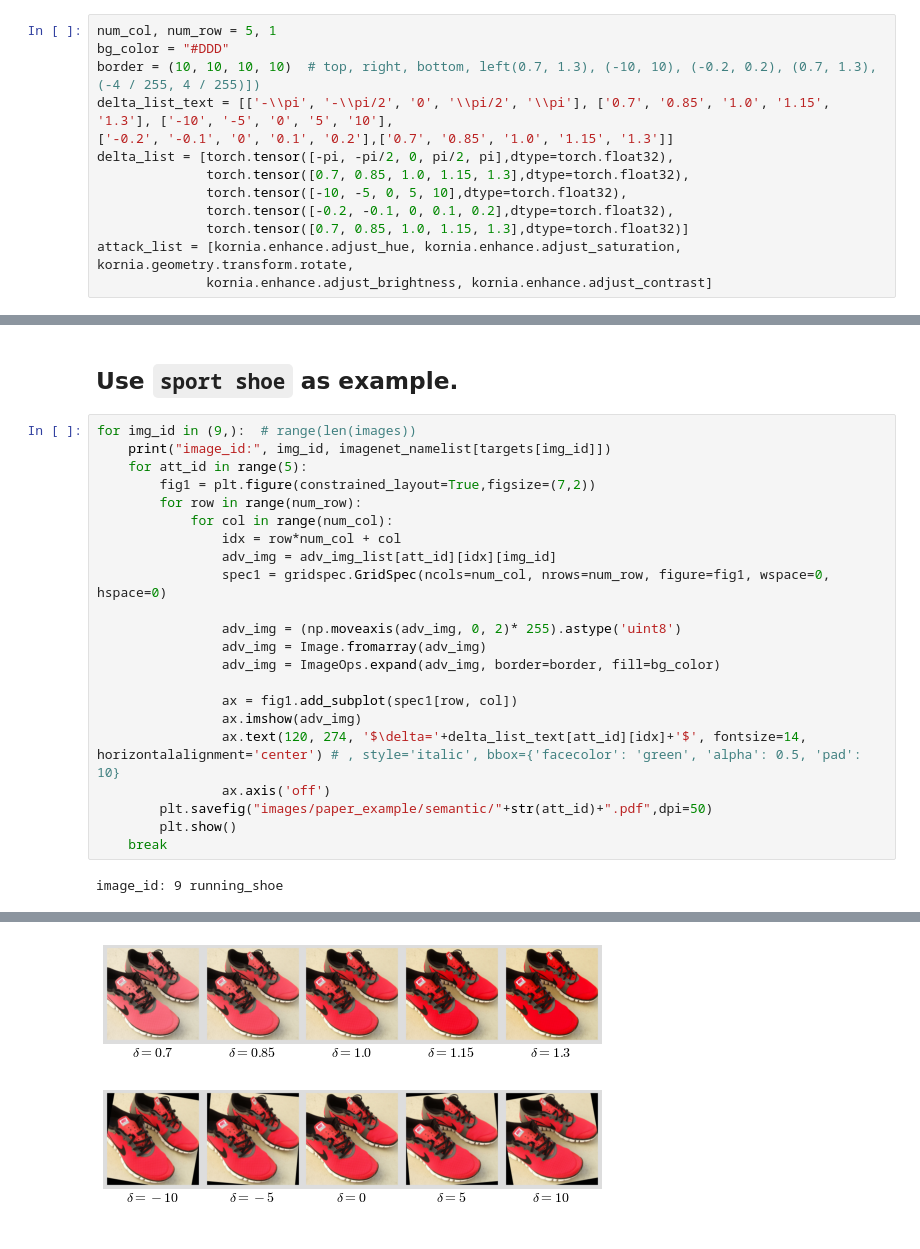
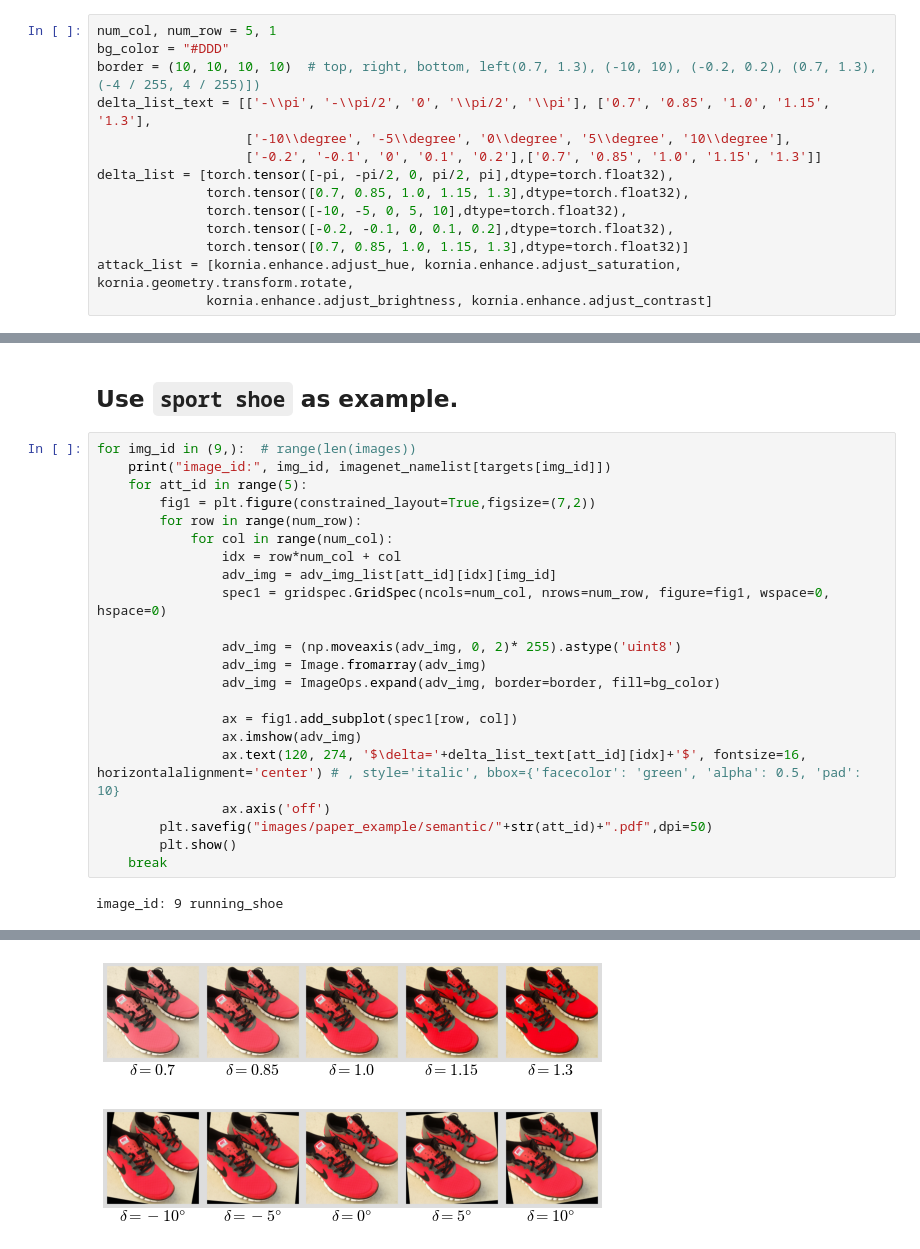
Before and after one commit to twweeb/composite-adv, a Jupyter notebook: semantic_examples.ipynb, the cells around one changed output, grey strips where cells are left out. Saved outputs shown, nothing was run; the diff lists cells and outputs as text.

```diff
--- a/semantic_examples.ipynb
+++ b/semantic_examples.ipynb
@@ -28,8 +28,9 @@ myfont = fm.FontProperties(fname=r'/home/hsiung/labs/NimbusRomNo9L-Reg.otf', siz
 num_col, num_row = 5, 1
 bg_color = "#DDD"
 border = (10, 10, 10, 10)  # top, right, bottom, left(0.7, 1.3), (-10, 10), (-0.2, 0.2), (0.7, 1.3), (-4 / 255, 4 / 255)])
-delta_list_text = [['-\\pi', '-\\pi/2', '0', '\\pi/2', '\\pi'], ['0.7', '0.85', '1.0', '1.15', '1.3'], ['-10', '-5', '0', '5', '10'],
-['-0.2', '-0.1', '0', '0.1', '0.2'],['0.7', '0.85', '1.0', '1.15', '1.3']]
+delta_list_text = [['-\\pi', '-\\pi/2', '0', '\\pi/2', '\\pi'], ['0.7', '0.85', '1.0', '1.15', '1.3'],
+                   ['-10\\degree', '-5\\degree', '0\\degree', '5\\degree', '10\\degree'],
+                   ['-0.2', '-0.1', '0', '0.1', '0.2'],['0.7', '0.85', '1.0', '1.15', '1.3']]
 delta_list = [torch.tensor([-pi, -pi/2, 0, pi/2, pi],dtype=torch.float32),
               torch.tensor([0.7, 0.85, 1.0, 1.15, 1.3],dtype=torch.float32),
               torch.tensor([-10, -5, 0, 5, 10],dtype=torch.float32),
@@ -64,7 +65,7 @@ for img_id in (9,):  # range(len(images))
 
                 ax = fig1.add_subplot(spec1[row, col])
                 ax.imshow(adv_img)
-                ax.text(120, 274, '$\delta='+delta_list_text[att_id][idx]+'$', fontsize=14, horizontalalignment='center') # , style='italic', bbox={'facecolor': 'green', 'alpha': 0.5, 'pad': 10}
+                ax.text(120, 274, '$\delta='+delta_list_text[att_id][idx]+'$', fontsize=16, horizontalalignment='center') # , style='italic', bbox={'facecolor': 'green', 'alpha': 0.5, 'pad': 10}
                 ax.axis('off')
         plt.savefig("images/paper_example/semantic/"+str(att_id)+".pdf",dpi=50)
         plt.show()
@@ -75,2 +76,2 @@ image_id: 9 running_shoe
-[figure, old version]
+[figure, new version]
-[figure, old version]
+[figure, new version]
```
Also changed, not shown: parts of 1 cell of this notebook, 4 other files.
